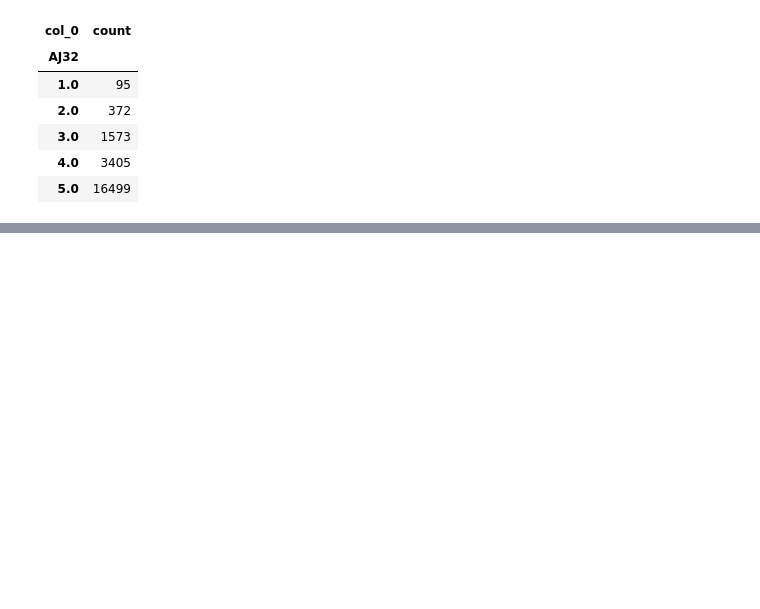
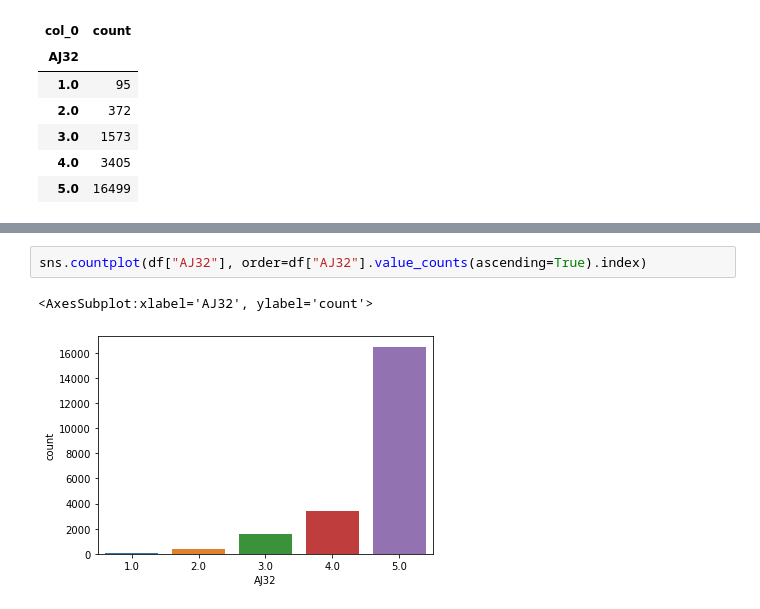
Before and after one commit to danlagos/ANA500---Week-2, a Jupyter notebook: Lagos Week 2.ipynb, the cells around one changed output, grey strips where cells are left out. Cells and saved outputs as stored; diff of their text form; blank space fills up the shorter version.

```diff
--- a/Lagos Week 2.ipynb
+++ b/Lagos Week 2.ipynb
@@ -177,0 +187,5 @@ depression_freq
+# %%
+sns.countplot(df["AJ32"], order=df["AJ32"].value_counts(ascending=True).index)
+# %% [output]
+<AxesSubplot:xlabel='AJ32', ylabel='count'>
+[figure, added]
```
Also changed, not shown: parts of 3 cells of this notebook.
